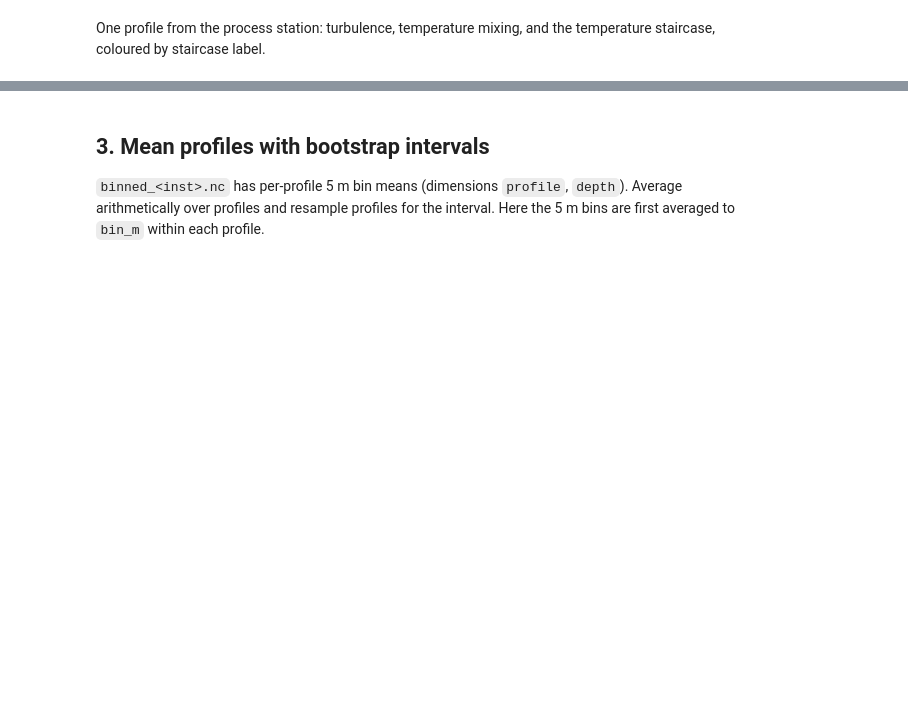
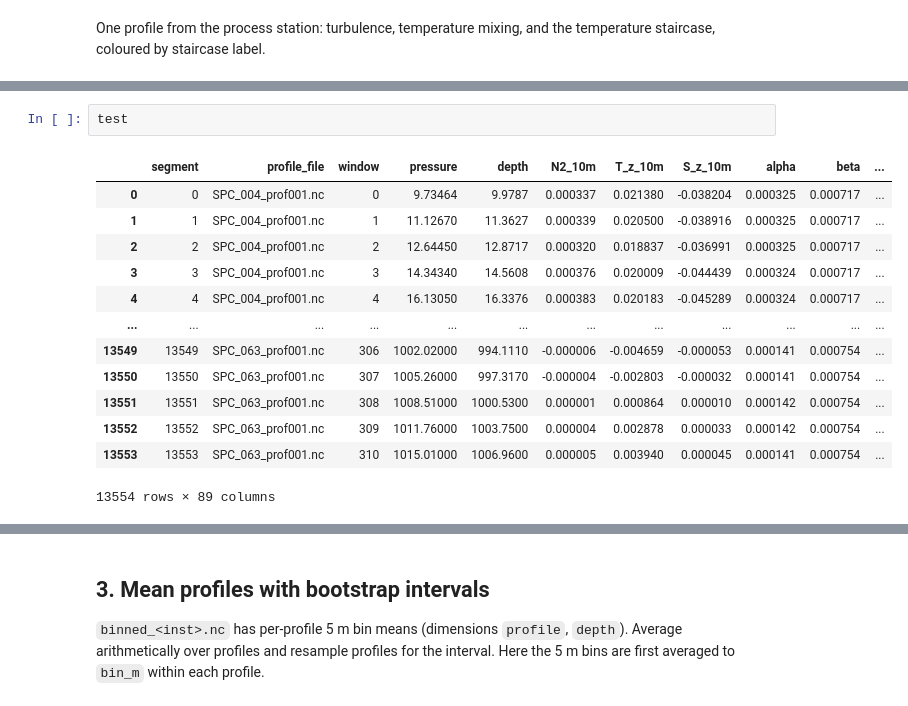
Before and after one commit to JGradone/spice_microstructure, a Jupyter notebook: examples/products_quickstart.ipynb, the cells around one changed output, grey strips where cells are left out. Drawn from its saved outputs; the diff is of its cells as text; blank space fills up the shorter version.

```diff
--- a/examples/products_quickstart.ipynb
+++ b/examples/products_quickstart.ipynb
@@ -140,0 +190,16 @@ fig.suptitle(prof);
+# %%
+test
+# %% [output]
+|  | segment | profile_file | window | pressure | depth | N2_10m | T_z_10m | S_z_10m | alpha | beta | ... |
+| 0 | 0 | SPC_004_prof001.nc | 0 | 9.73464 | 9.9787 | 0.000337 | 0.021380 | -0.038204 | 0.000325 | 0.000717 | ... |
+| 1 | 1 | SPC_004_prof001.nc | 1 | 11.12670 | 11.3627 | 0.000339 | 0.020500 | -0.038916 | 0.000325 | 0.000717 | ... |
+| 2 | 2 | SPC_004_prof001.nc | 2 | 12.64450 | 12.8717 | 0.000320 | 0.018837 | -0.036991 | 0.000325 | 0.000717 | ... |
+| 3 | 3 | SPC_004_prof001.nc | 3 | 14.34340 | 14.5608 | 0.000376 | 0.020009 | -0.044439 | 0.000324 | 0.000717 | ... |
+| 4 | 4 | SPC_004_prof001.nc | 4 | 16.13050 | 16.3376 | 0.000383 | 0.020183 | -0.045289 | 0.000324 | 0.000717 | ... |
+| ... | ... | ... | ... | ... | ... | ... | ... | ... | ... | ... | ... |
+| 13549 | 13549 | SPC_063_prof001.nc | 306 | 1002.02000 | 994.1110 | -0.000006 | -0.004659 | -0.000053 | 0.000141 | 0.000754 | ... |
+| 13550 | 13550 | SPC_063_prof001.nc | 307 | 1005.26000 | 997.3170 | -0.000004 | -0.002803 | -0.000032 | 0.000141 | 0.000754 | ... |
+| 13551 | 13551 | SPC_063_prof001.nc | 308 | 1008.51000 | 1000.5300 | 0.000001 | 0.000864 | 0.000010 | 0.000142 | 0.000754 | ... |
+| 13552 | 13552 | SPC_063_prof001.nc | 309 | 1011.76000 | 1003.7500 | 0.000004 | 0.002878 | 0.000033 | 0.000142 | 0.000754 | ... |
+| 13553 | 13553 | SPC_063_prof001.nc | 310 | 1015.01000 | 1006.9600 | 0.000005 | 0.003940 | 0.000045 | 0.000141 | 0.000754 | ... |
+13554 rows × 89 columns
```
Also changed, not shown: parts of 17 cells of this notebook.
